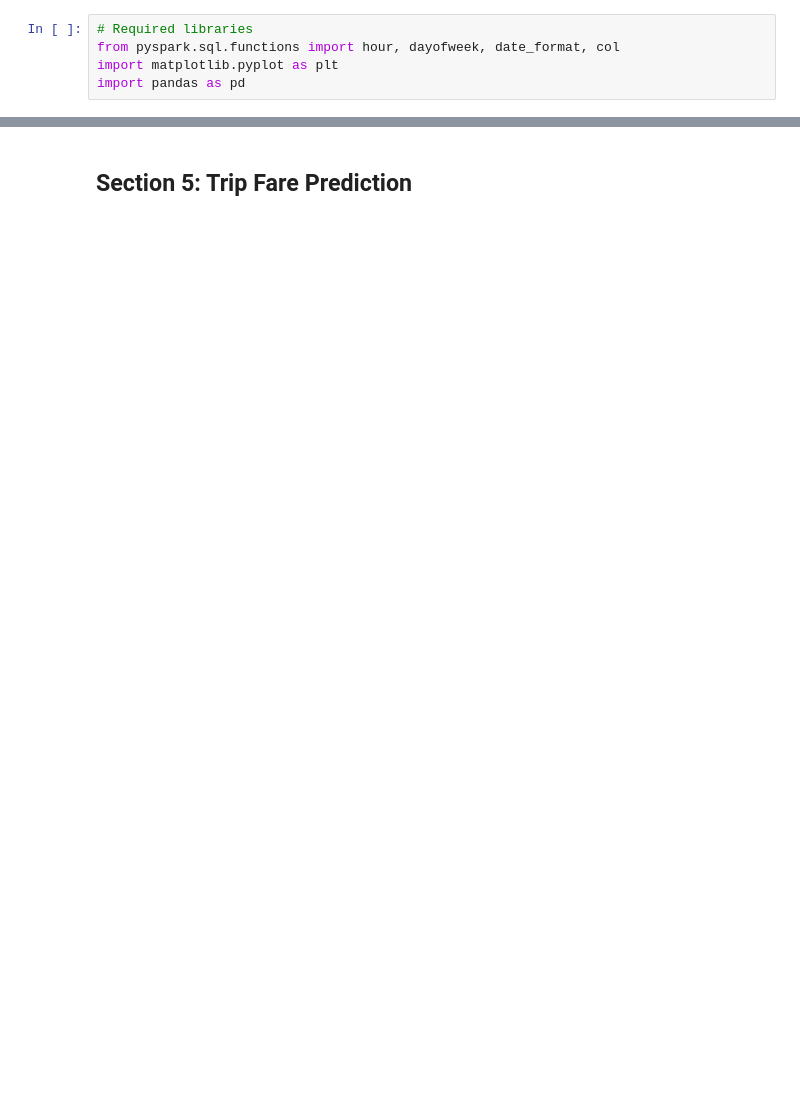
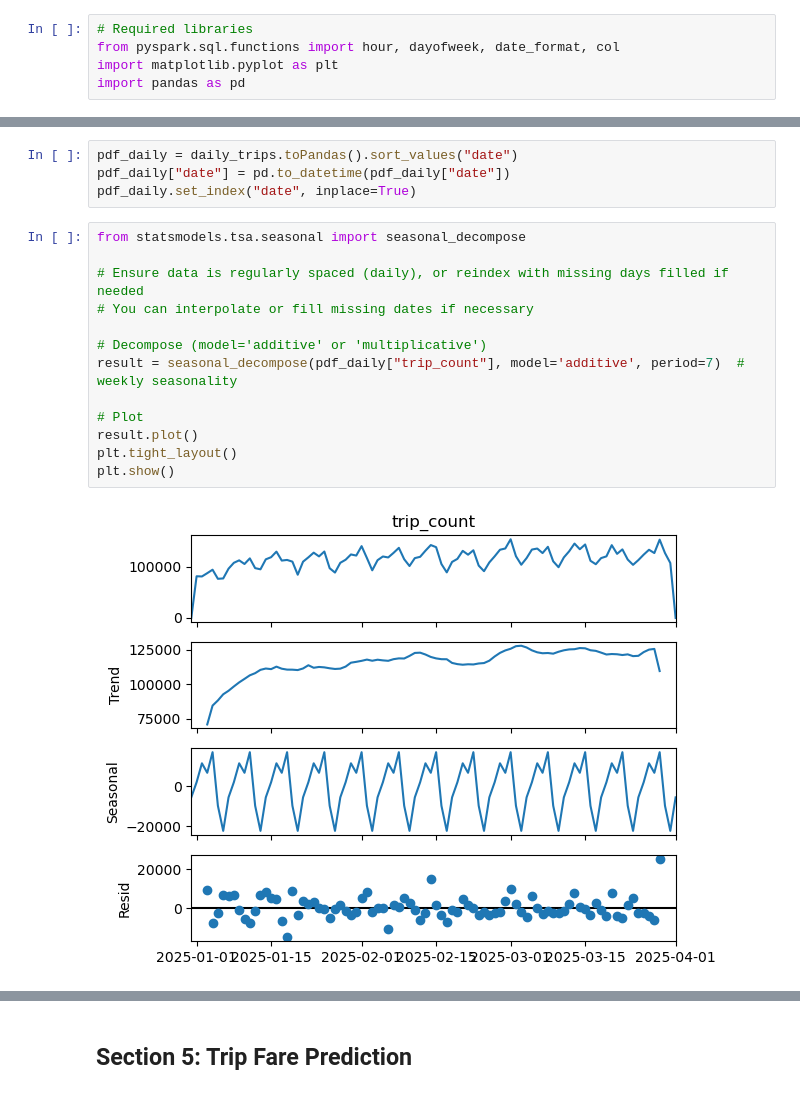
Before and after one commit to thiunuwan/nyc-taxi-spark-analysis, a Jupyter notebook: BigData_Project.ipynb, the cells around one changed output, grey strips where cells are left out. Cells and saved outputs as stored; diff of their text form; blank space fills up the shorter version.

```diff
--- a/BigData_Project.ipynb
+++ b/BigData_Project.ipynb
@@ -425,0 +503,19 @@ plt.show()
+# %%
+pdf_daily = daily_trips.toPandas().sort_values("date")
+pdf_daily["date"] = pd.to_datetime(pdf_daily["date"])
+pdf_daily.set_index("date", inplace=True)
+# %%
+from statsmodels.tsa.seasonal import seasonal_decompose
+
+# Ensure data is regularly spaced (daily), or reindex with missing days filled if needed
+# You can interpolate or fill missing dates if necessary
+
+# Decompose (model='additive' or 'multiplicative')
+result = seasonal_decompose(pdf_daily["trip_count"], model='additive', period=7)  # weekly seasonality
+
+# Plot
+result.plot()
+plt.tight_layout()
+plt.show()
+# %% [output]
+[figure, added]
```
Also changed, not shown: parts of 24 cells of this notebook.
